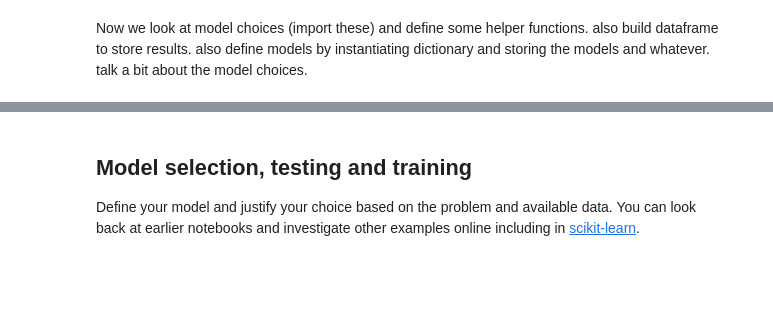
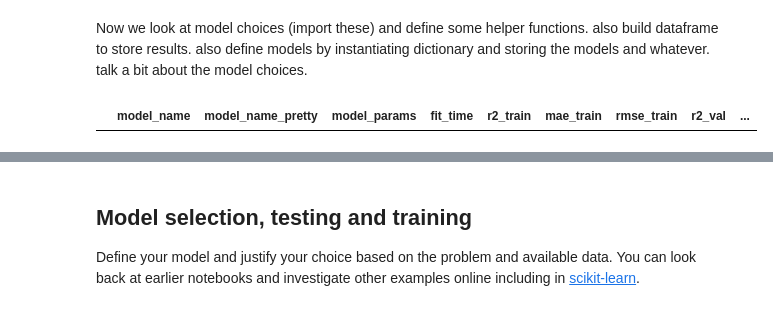
Before and after one commit to whyyyyyft/ML-materials, a Jupyter notebook: ML_Research.ipynb, the cells around one changed output, grey strips where cells are left out. Saved outputs shown, nothing was run; the diff lists cells and outputs as text; code cells hidden in the pictures; blank space fills up the shorter version.

```diff
--- a/ML_Research.ipynb
+++ b/ML_Research.ipynb
@@ -327,0 +399,18 @@ Now we look at model choices (import these) and define some helper functions. al
+# %%
+df_classics = pd.DataFrame(
+    columns=[
+        'model_name',
+        'model_name_pretty',
+        'model_params',
+        'fit_time',
+        'r2_train',
+        'mae_train',
+        'rmse_train',
+        'r2_val',
+        'mae_val',
+        'rmse_val'
+      ]
+)
+df_classics
+# %% [output]
+|  | model_name | model_name_pretty | model_params | fit_time | r2_train | mae_train | rmse_train | r2_val | ... |
```
Also changed, not shown: parts of 30 cells of this notebook.
